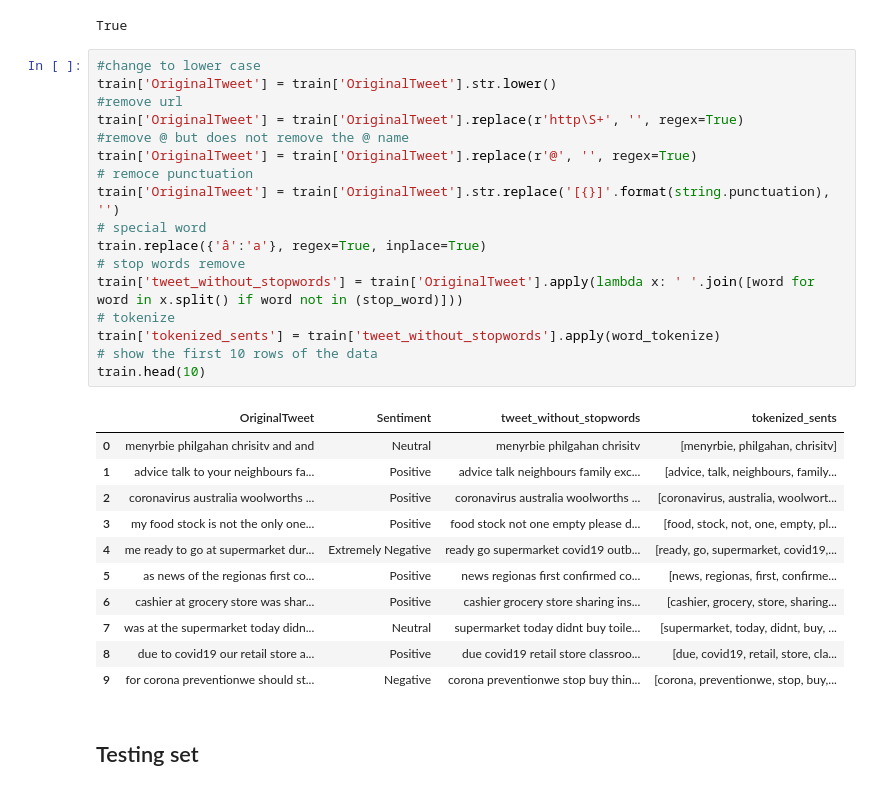
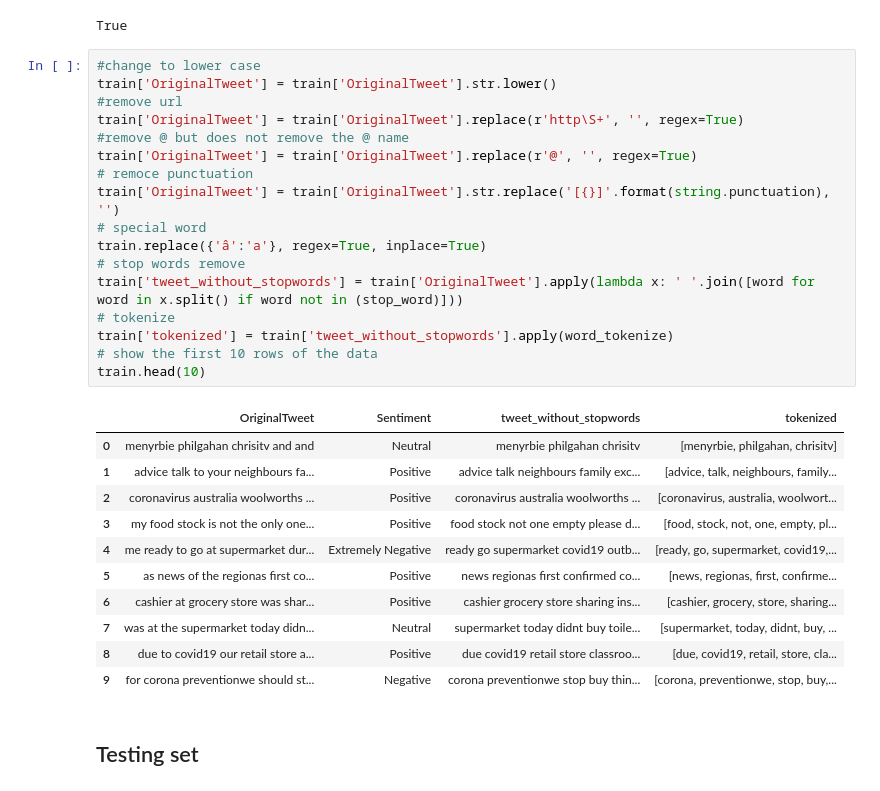
Before and after one commit to Stevenn2333/COVID-Twitter, a Jupyter notebook: Project.ipynb, the cells around one changed output. Drawn from its saved outputs; the diff is of its cells as text.

```diff
--- a/Project.ipynb
+++ b/Project.ipynb
@@ -75,22 +75,22 @@ True
 # %%
 #change to lower case
 train['OriginalTweet'] = train['OriginalTweet'].str.lower()
 #remove url
 train['OriginalTweet'] = train['OriginalTweet'].replace(r'http\S+', '', regex=True)
 #remove @ but does not remove the @ name
 train['OriginalTweet'] = train['OriginalTweet'].replace(r'@', '', regex=True)
 # remoce punctuation
 train['OriginalTweet'] = train['OriginalTweet'].str.replace('[{}]'.format(string.punctuation), '')
 # special word
 train.replace({'â':'a'}, regex=True, inplace=True)
 # stop words remove
 train['tweet_without_stopwords'] = train['OriginalTweet'].apply(lambda x: ' '.join([word for word in x.split() if word not in (stop_word)]))
 # tokenize
-train['tokenized_sents'] = train['tweet_without_stopwords'].apply(word_tokenize)
+train['tokenized'] = train['tweet_without_stopwords'].apply(word_tokenize)
 # show the first 10 rows of the data
 train.head(10)
 # %% [output]
-|  | OriginalTweet | Sentiment | tweet_without_stopwords | tokenized_sents |
+|  | OriginalTweet | Sentiment | tweet_without_stopwords | tokenized |
 | 0 | menyrbie philgahan chrisitv and and | Neutral | menyrbie philgahan chrisitv | [menyrbie, philgahan, chrisitv] |
 | 1 | advice talk to your neighbours fa... | Positive | advice talk neighbours family exc... | [advice, talk, neighbours, family... |
 | 2 | coronavirus australia woolworths ... | Positive | coronavirus australia woolworths ... | [coronavirus, australia, woolwort... |
```
Also changed, not shown: parts of 9 cells of this notebook.
